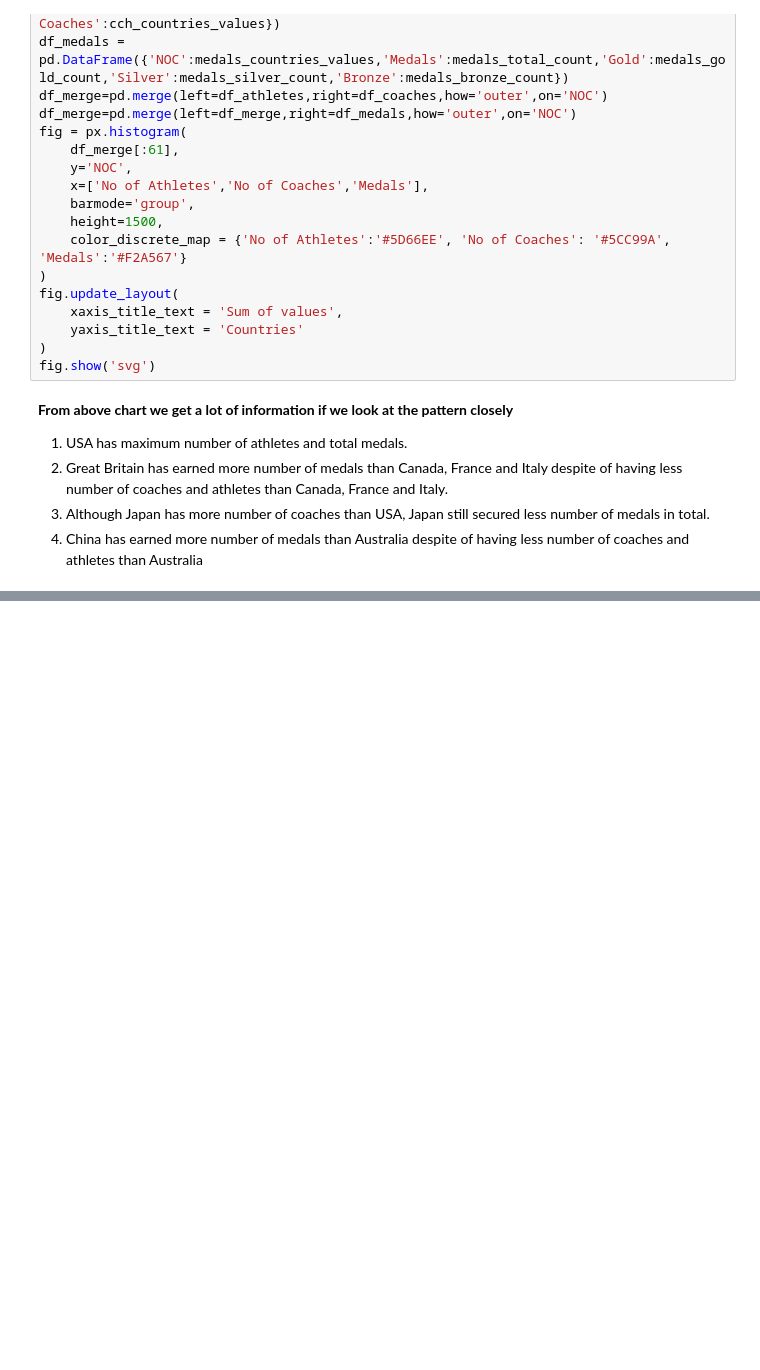
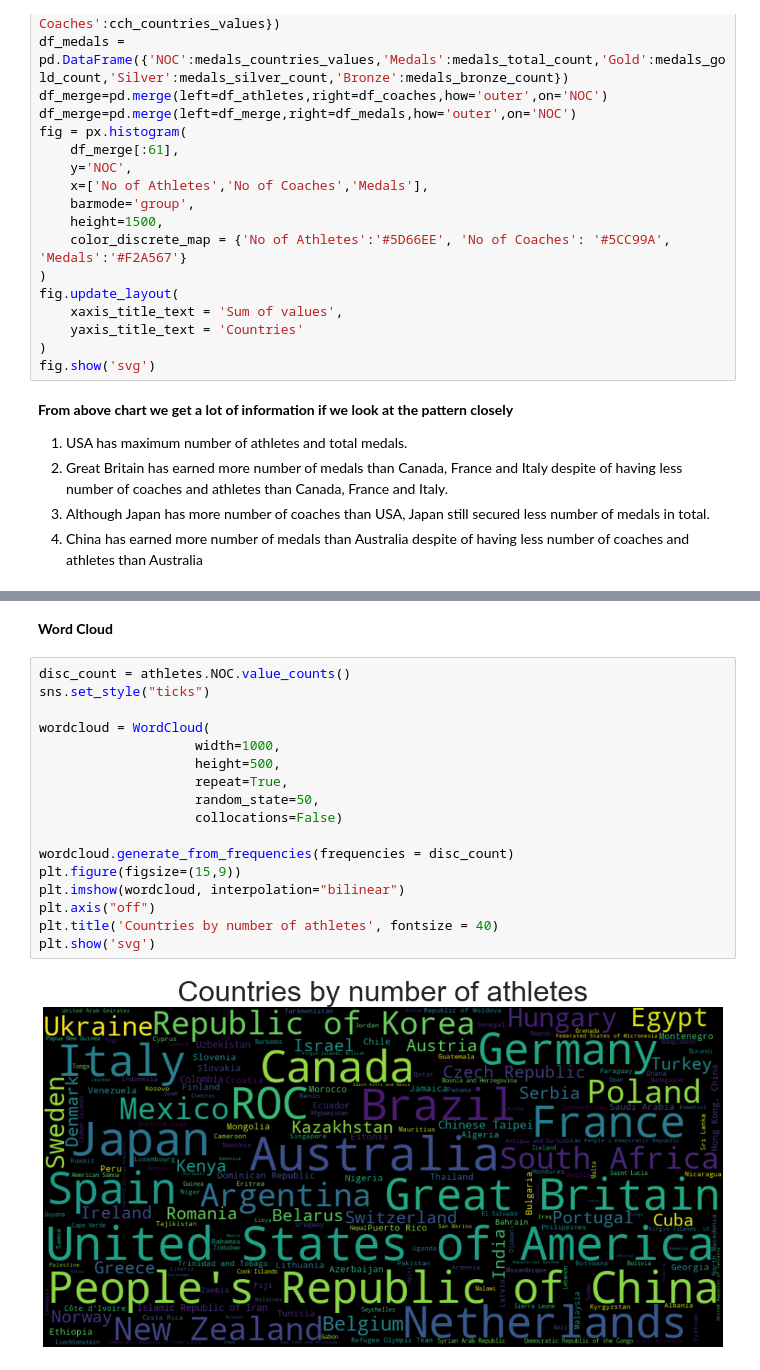
Before and after one commit to p10shinde/tokyo-olympics-2021-Analysis, a Jupyter notebook: exploratory_data_analysis_olympics_2021.ipynb, the cells around one changed output, grey strips where cells are left out. Cells and saved outputs as stored; diff of their text form; blank space fills up the shorter version.

Commit message:
Added word cloud

```diff
--- a/exploratory_data_analysis_olympics_2021.ipynb
+++ b/exploratory_data_analysis_olympics_2021.ipynb
@@ -534,0 +536,21 @@ fig.show('svg')
+# %% [markdown]
+**Word Cloud**
+# %%
+disc_count = athletes.NOC.value_counts()
+sns.set_style("ticks")
+
+wordcloud = WordCloud(
+                    width=1000,
+                    height=500,
+                    repeat=True,
+                    random_state=50,
+                    collocations=False)
+
+wordcloud.generate_from_frequencies(frequencies = disc_count)
+plt.figure(figsize=(15,9))
+plt.imshow(wordcloud, interpolation="bilinear")
+plt.axis("off")
+plt.title('Countries by number of athletes', fontsize = 40)
+plt.show('svg')
+# %% [output]
+[figure, added]
```
Also changed, not shown: parts of 8 cells of this notebook.
